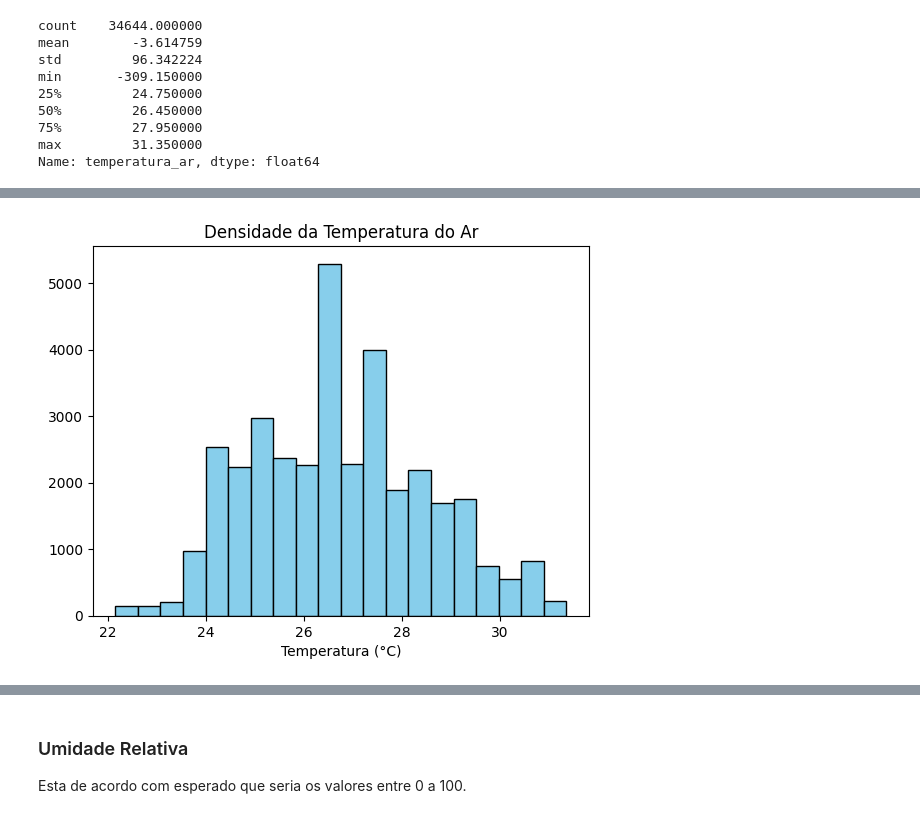
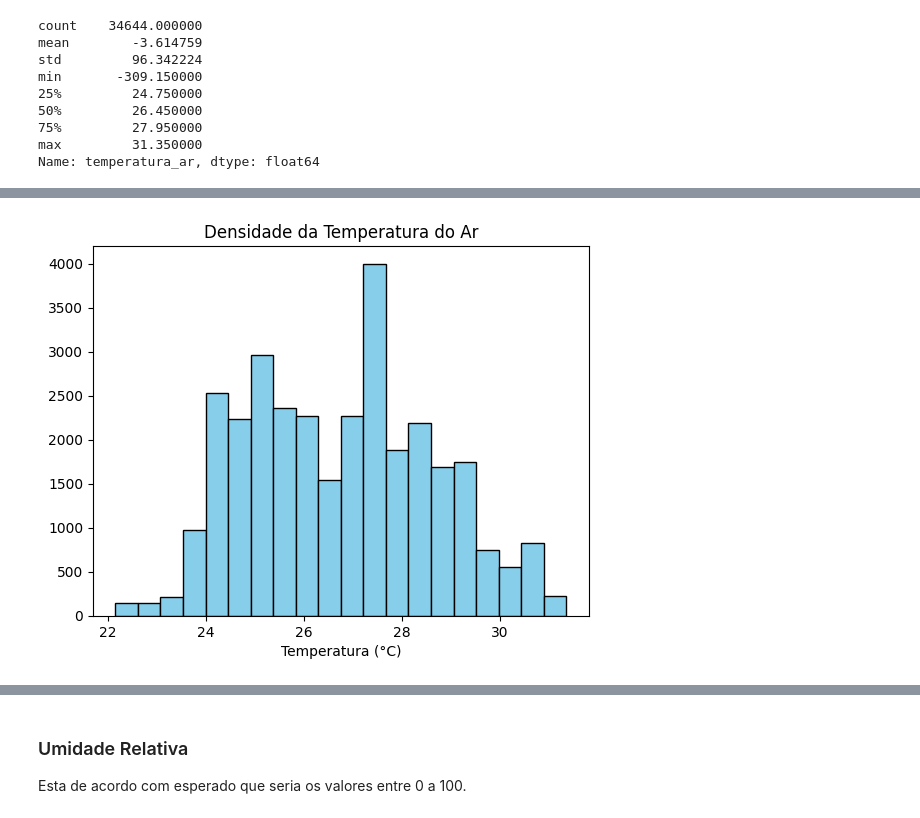
Before and after one commit to devryoshio/fiesc, a Jupyter notebook: Bootcamp Ciência de Dados e Inteligência Artificial.ipynb, the cells around one changed output, grey strips where cells are left out. Saved outputs shown, nothing was run; the diff lists cells and outputs as text; code cells hidden in the pictures.

```diff
--- a/Bootcamp Ciência de Dados e Inteligência Artificial.ipynb
+++ b/Bootcamp Ciência de Dados e Inteligência Artificial.ipynb
@@ -310,7 +296,7 @@ Name: temperatura_ar, dtype: float64
 # %%
-# Transforma em celsius para facilitar o entendimento
-cel = df["temperatura_ar"] - 273.15
-cel.describe()
+# Transforma em celsius
+df["temperatura_ar"]  = df["temperatura_ar"] - 273.15
+df["temperatura_ar"].describe()
 # %% [output]
 count    34644.000000
 mean        -3.614759
@@ -337,7 +310,5 @@ print(quantidade)
 # %%
-# Substituir por mediana
-mediana = df['temperatura_ar'].median()
-df.loc[(df['temperatura_ar'] < 273), 'temperatura_ar'] = mediana
-cel = df["temperatura_ar"] - 273.15
-cel.describe()
+sns.boxplot(x=df["temperatura_ar"] , color='lightgreen')
+plt.title("Boxplot da Temperatura do Ar (ºC")
+plt.show()
 # %% [output]
@@ -366,0 +318,15 @@ plt.show()
+# %%
+def remove_outliers_iqr(df, col):
+    Q1 = df[col].quantile(0.25)
+    Q3 = df[col].quantile(0.75)
+    IQR = Q3 - Q1
+    lim_inf = Q1 - 1.5 * IQR
+    lim_sup = Q3 + 1.5 * IQR
+    return df[(df[col] >= lim_inf) & (df[col] <= lim_sup)]
+# %%
+# Removendo Outliers
+
+df = remove_outliers_iqr(df, "temperatura_ar")
+sns.boxplot(x=df["temperatura_ar"] , color='lightgreen')
+plt.title("Boxplot da Temperatura do Ar (ºC")
+plt.show()
@@ -383,7 +338,7 @@ Name: temperatura_ar, dtype: float64
 # %%
-plt.hist(cel, bins=20, edgecolor='black', color='skyblue')
+plt.hist(df['temperatura_ar'], bins=20, edgecolor='black', color='skyblue')
 plt.title("Densidade da Temperatura do Ar")
 plt.xlabel("Temperatura (°C)")
 plt.show()
 # %% [output]
-[figure, old version]
+[figure, new version]
```
Also changed, not shown: parts of 109 cells of this notebook, 2 other files.
